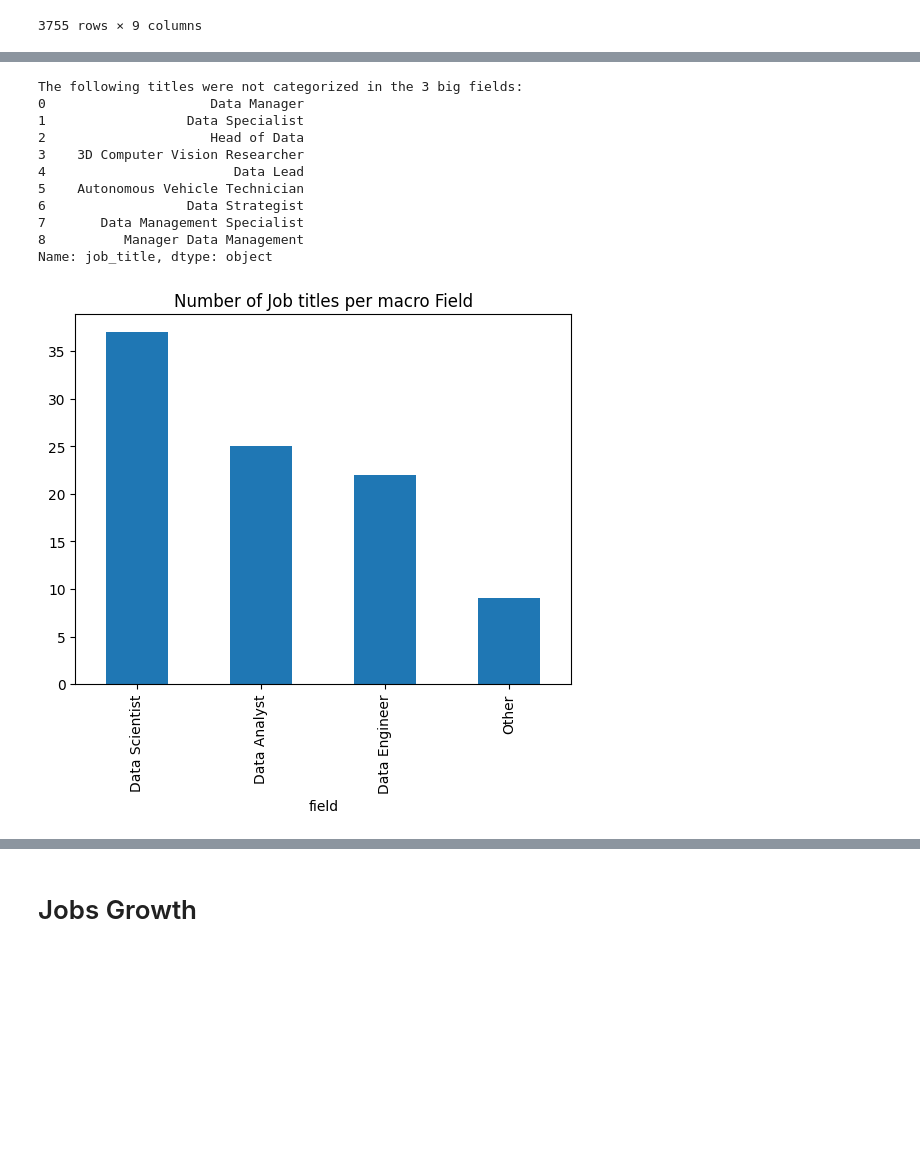
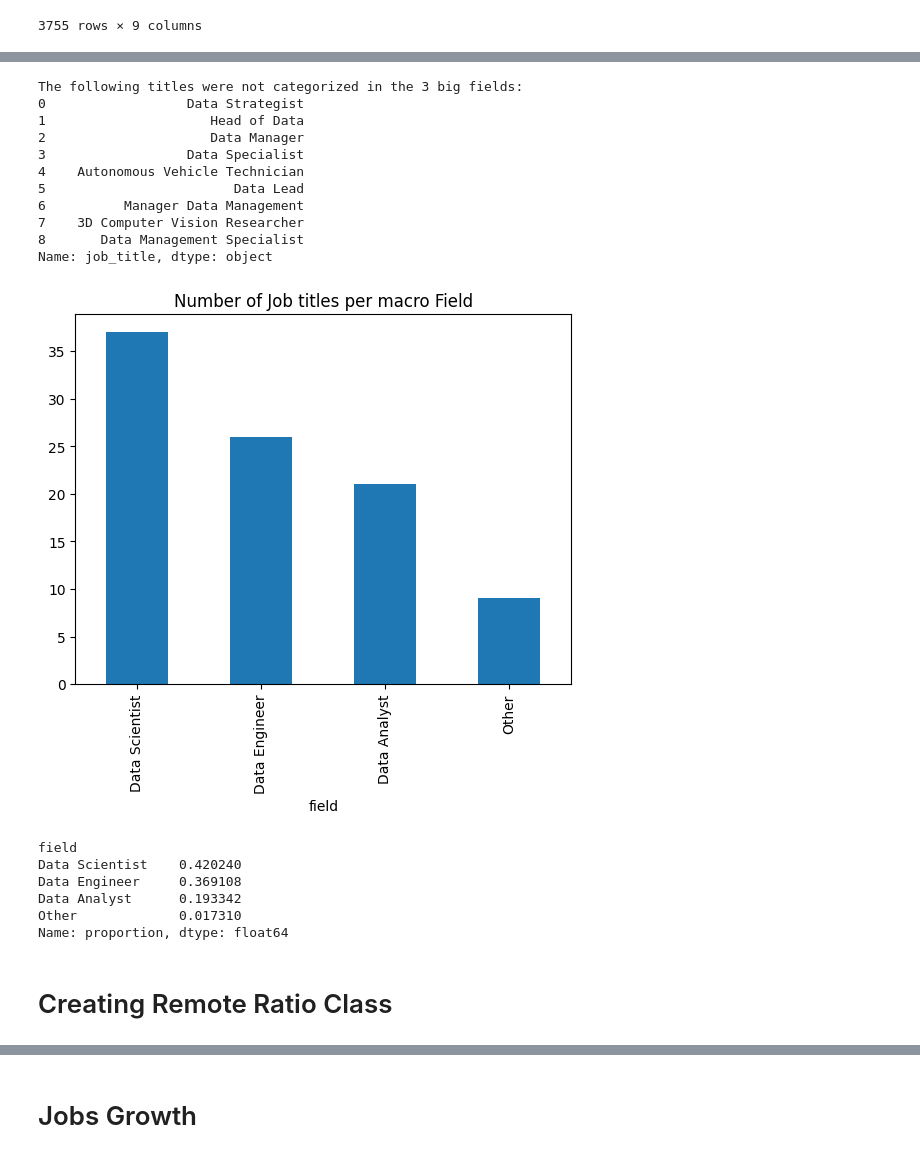
Before and after one commit to LucasGalanti/kaggle_data_science_salaries, a Jupyter notebook: ds_salaries.ipynb, the cells around one changed output, grey strips where cells are left out. Saved outputs shown, nothing was run; the diff lists cells and outputs as text; code cells hidden in the pictures; blank space fills up the shorter version.

```diff
--- a/ds_salaries.ipynb
+++ b/ds_salaries.ipynb
@@ -111,36 +165,41 @@ salaries
 # %%
-titles = pd.DataFrame(salaries.job_title.value_counts(normalize=True)).drop('proportion',axis=1)
+## The strategy is to create a dictionary to then convert the job_titles to job fields
 
+## first, we create the df with all the job_titles
+titles = pd.DataFrame(salaries.job_title.unique(), columns = ['job_title']).set_index('job_title')
+
+
+# Now we create a Dictionary of keywords for each field
 Data_Science_keywords = {
-    "Data Scientist"  : ['Science', 'Scientist', 'AI', 'ML', 'Machine Learning', 'Deep Learning', 'Model'],
-    'Data Analyst'  : ['Analyst', 'Analysis', 'Analytic', 'Business', 'BI'],
-    'Data Engineer' : ['Engineer', 'Engineering', 'Architect', 'DB', 'Database', 'Azure', 'ETL']
+    "Data Scientist": ['Science', 'Scientist', 'AI', 'ML', 'Machine Learning', 'Deep Learning', 'Model'],
+    'Data Engineer' : ['Engineer', 'Engineering', 'Architect', 'DB', 'Database', 'Azure', 'ETL'],
+    'Data Analyst'  : ['Analyst', 'Analysis', 'Analytic', 'Business', 'BI']
 }
 
 titles['field'] = 'Other'
 
 for job_title in titles.index:
     for macro_function in Data_Science_keywords.keys():
         if any(keyword in job_title for keyword in Data_Science_keywords[macro_function]):
             titles.loc[job_title, 'field'] = macro_function
             break
 
 titles.groupby('field').value_counts().sort_values(ascending=False).plot(kind='bar', title= 'Number of Job titles per macro Field')
 
 print('The following titles were not categorized in the 3 big fields:')
 print(titles[titles['field']=='Other'].reset_index()['job_title'])
 # %% [output]
 The following titles were not categorized in the 3 big fields:
-0                     Data Manager
-1                  Data Specialist
-2                     Head of Data
-3    3D Computer Vision Researcher
-4                        Data Lead
-5    Autonomous Vehicle Technician
-6                  Data Strategist
-7       Data Management Specialist
-8          Manager Data Management
+0                  Data Strategist
+1                     Head of Data
+2                     Data Manager
+3                  Data Specialist
+4    Autonomous Vehicle Technician
+5                        Data Lead
+6          Manager Data Management
+7    3D Computer Vision Researcher
+8       Data Management Specialist
 Name: job_title, dtype: object
-[figure, old version]
+[figure, new version]
 # %%
 salaries['field'] = salaries['job_title'].replace(titles['field'].to_dict())
@@ -148,0 +206,9 @@ salaries = salaries[salaries['field']!='Other']
+# %%
+salaries['field'].value_counts(normalize=True)
+# %% [output]
+field
+Data Scientist    0.420240
+Data Engineer     0.369108
+Data Analyst      0.193342
+Other             0.017310
+Name: proportion, dtype: float64
@@ -148,0 +218,2 @@ salaries = salaries[salaries['field']!='Other']
+# %% [markdown]
+# Creating Remote Ratio Class
```
Also changed, not shown: parts of 29 cells of this notebook.
